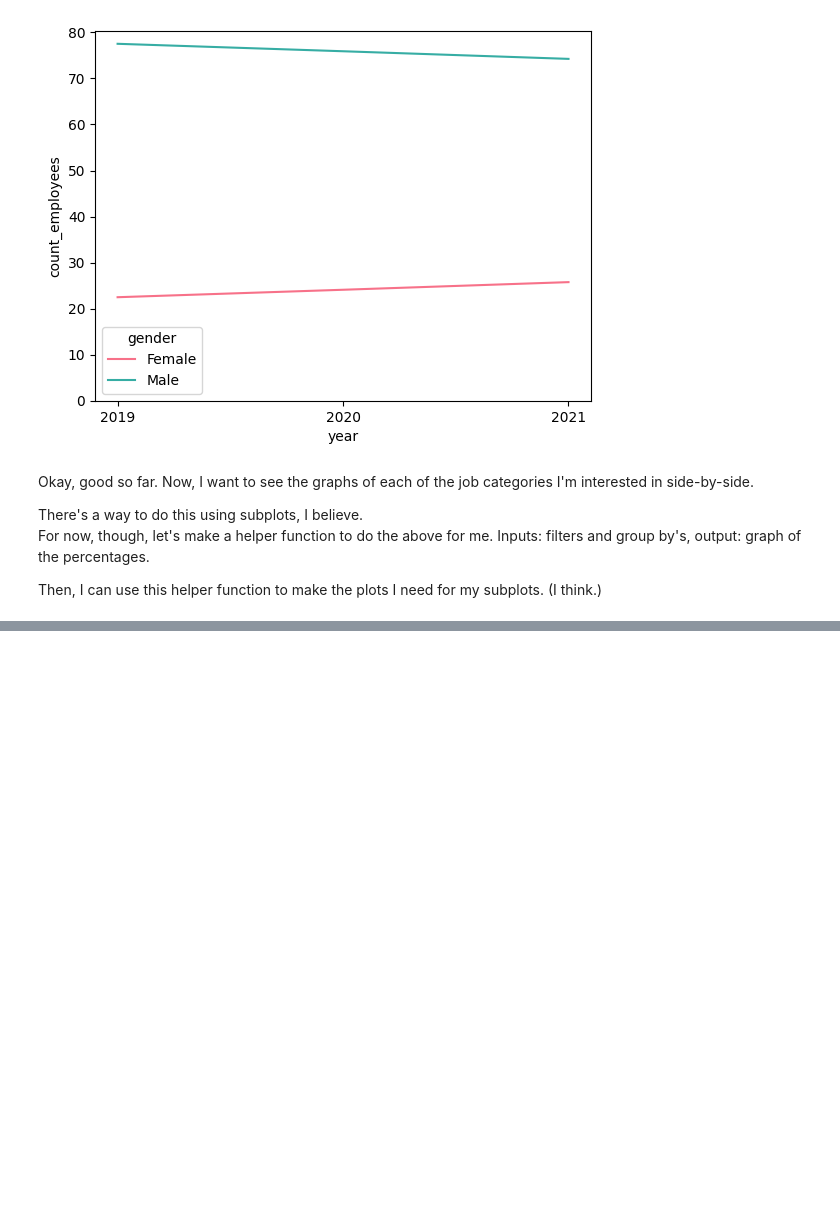
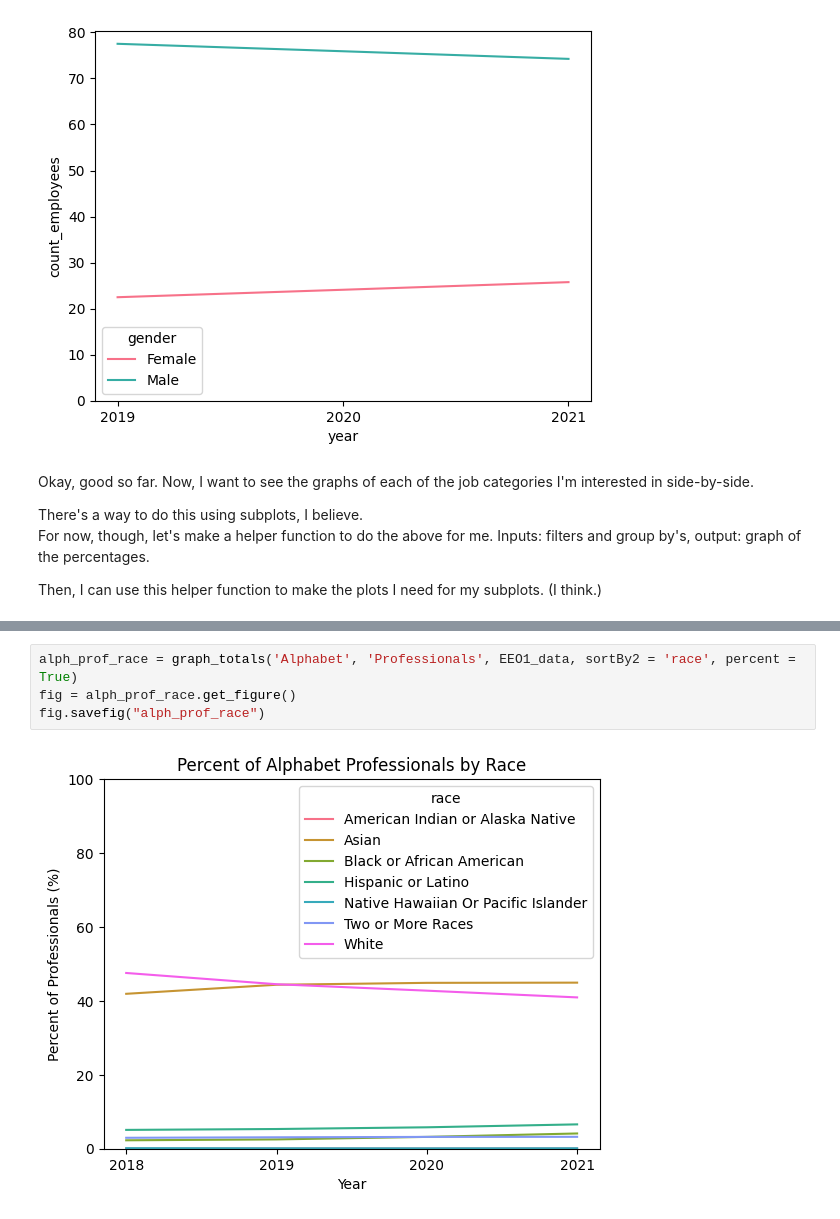
Before and after one commit to theLP100/dataVisualizations, a Jupyter notebook: Visualizations.ipynb, the cells around one changed output, grey strips where cells are left out. Drawn from its saved outputs; the diff is of its cells as text; blank space fills up the shorter version.

```diff
--- a/Visualizations.ipynb
+++ b/Visualizations.ipynb
@@ -117 +127,7 @@ graph_totals('Amazon', ['Exec/Sr. Officials & Mgrs'], EEO1_data, sortBy2 = 'race
+# %%
+alph_prof_race = graph_totals('Alphabet', 'Professionals', EEO1_data, sortBy2 = 'race', percent = True)
+fig = alph_prof_race.get_figure()
+fig.savefig("alph_prof_race")
+# %% [output]
+[figure, added]
 # %%
```
Also changed, not shown: parts of 25 cells of this notebook, 6 other files.
